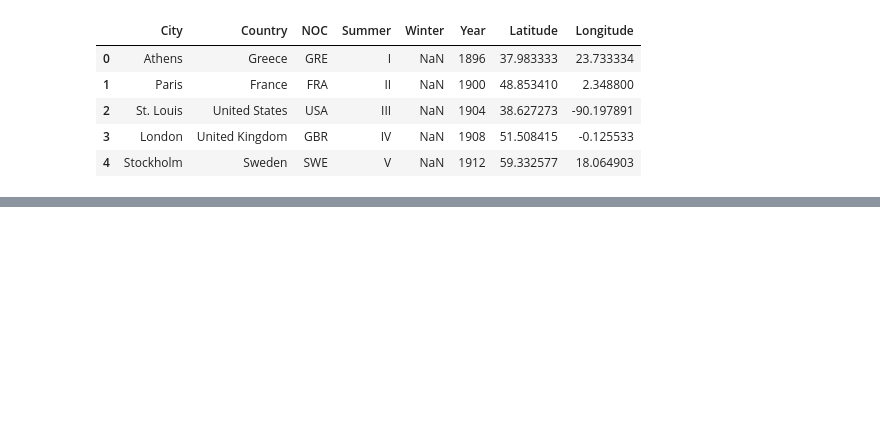
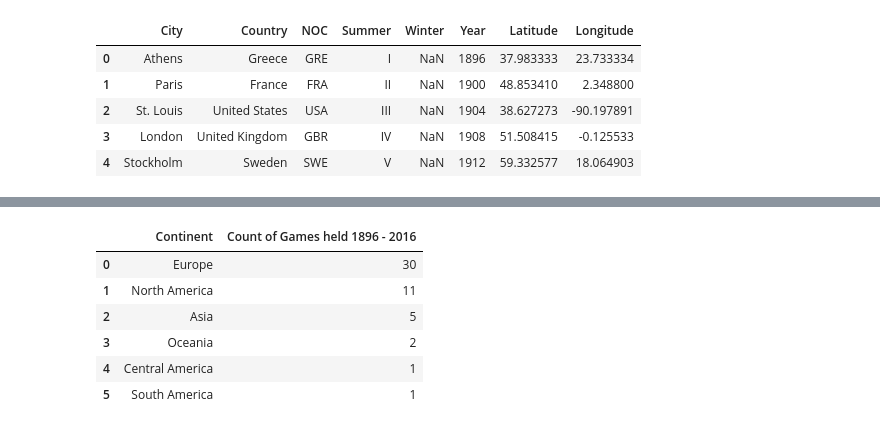
Before and after one commit to kfrogb/EDA-Project1, a Jupyter notebook: continant_olympic_map.ipynb, the cells around one changed output, grey strips where cells are left out. Saved outputs shown, nothing was run; the diff lists cells and outputs as text; code cells hidden in the pictures; blank space fills up the shorter version.

```diff
--- a/continant_olympic_map.ipynb
+++ b/continant_olympic_map.ipynb
@@ -146,0 +110,14 @@ plt.savefig("output_data/Host_Cities_Map.png")
+# %%
+all_host_cities_df = all_host_cities['continent'].value_counts().reset_index()
+all_host_cities_df.columns = ['Continent', 'Count of Games held 1896 - 2016']
+
+all_host_cities_df = pd.DataFrame(all_host_cities_df)
+all_host_cities_df
+# %% [output]
+|  | Continent | Count of Games held 1896 - 2016 |
+| 0 | Europe | 30 |
+| 1 | North America | 11 |
+| 2 | Asia | 5 |
+| 3 | Oceania | 2 |
+| 4 | Central America | 1 |
+| 5 | South America | 1 |
```
Also changed, not shown: parts of 11 cells of this notebook, 11 other files.
